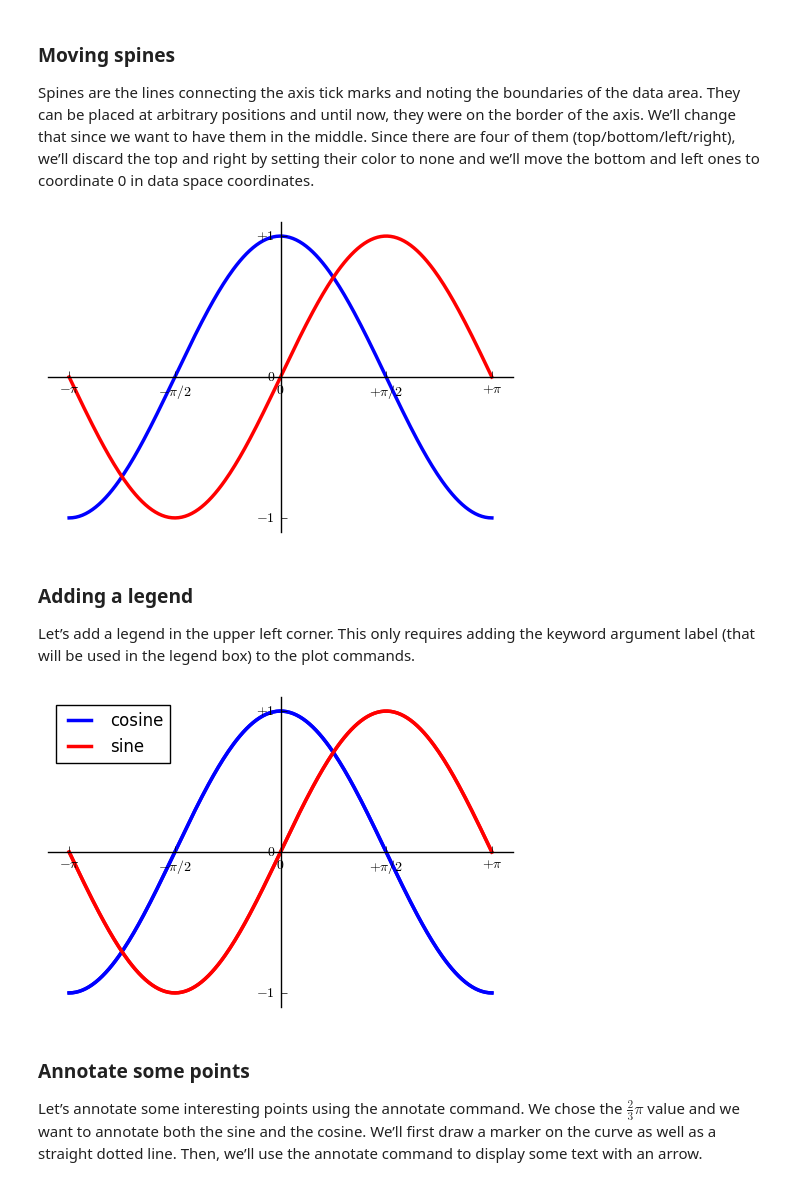
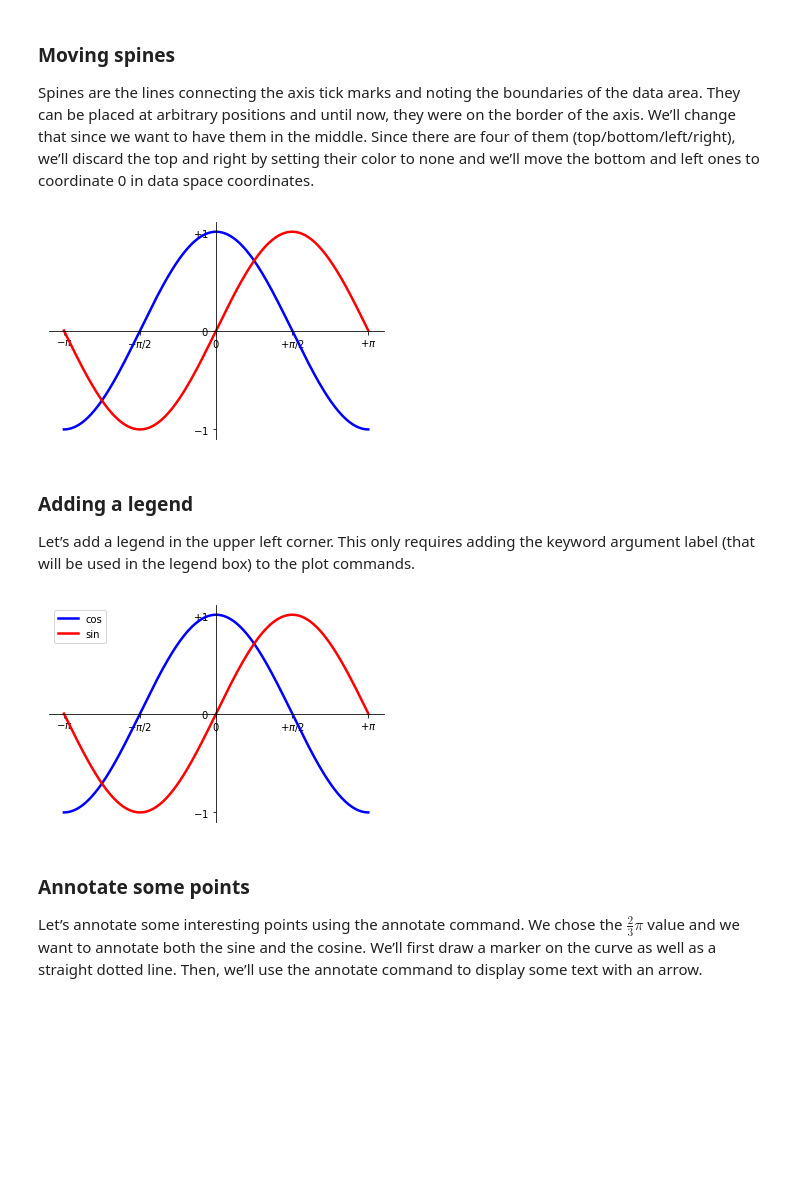
Before and after one commit to milliams/data_analysis_python, a Jupyter notebook: matplotlib.ipynb, the cells around one changed output. Drawn from its saved outputs; the diff is of its cells as text; code cells hidden in the pictures; blank space fills up the shorter version.

```diff
--- a/matplotlib.ipynb
+++ b/matplotlib.ipynb
@@ -57,5 +60,7 @@ Since Pandas is based upon numpy, there is very good integration between matplot
 # %%
-import numpy as np
+X = np.linspace(-np.pi, np.pi, 256, endpoint=True)
+data = {'cos': np.cos(X), 'sin': np.sin(X)}
+trig = DataFrame(index=X, data=data)
 
-X = np.linspace(-np.pi, np.pi, 256, endpoint=True)
-C, S = np.cos(X), np.sin(X)
+trig.plot()
+plt.show()
@@ -150,11 +146,11 @@ plt.show()
 
 Spines are the lines connecting the axis tick marks and noting the boundaries of the data area. They can be placed at arbitrary positions and until now, they were on the border of the axis. We’ll change that since we want to have them in the middle. Since there are four of them (top/bottom/left/right), we’ll discard the top and right by setting their color to none and we’ll move the bottom and left ones to coordinate 0 in data space coordinates.
 # %%
-plt.plot(X, C, color="blue", linewidth=2.5, linestyle="-")
-plt.plot(X, S, color="red",  linewidth=2.5, linestyle="-")
+trig.cos.plot(color="blue", linewidth=2.5, linestyle="-")
+trig.sin.plot(color="red", linewidth=2.5, linestyle="-")
 
-plt.xlim(X.min() * 1.1, X.max() * 1.1)
-plt.ylim(C.min() * 1.1, C.max() * 1.1)
+plt.xlim(trig.index.min() * 1.1, trig.index.max() * 1.1)
+plt.ylim(trig.cos.min() * 1.1, trig.cos.max() * 1.1)
 
 plt.xticks([-np.pi, -np.pi/2, 0, np.pi/2, np.pi])
 plt.yticks([-1, 0, +1])
@@ -177,45 +173,42 @@ ax.spines['left'].set_position(('data',0))
 
 plt.show()
 # %% [output]
-[figure, old version]
+[figure, new version]
 # %% [markdown]
 ### Adding a legend
 
 Let’s add a legend in the upper left corner. This only requires adding the keyword argument label (that will be used in the legend box) to the plot commands.
 # %%
-plt.plot(X, C, color="blue", linewidth=2.5, linestyle="-")
-plt.plot(X, S, color="red",  linewidth=2.5, linestyle="-")
+trig.cos.plot(color="blue", linewidth=2.5, linestyle="-")
+trig.sin.plot(color="red", linewidth=2.5, linestyle="-")
 
-plt.xlim(X.min() * 1.1, X.max() * 1.1)
-plt.ylim(C.min() * 1.1, C.max() * 1.1)
+plt.xlim(trig.index.min() * 1.1, trig.index.max() * 1.1)
+plt.ylim(trig.cos.min() * 1.1, trig.cos.max() * 1.1)
 
 plt.xticks([-np.pi, -np.pi/2, 0, np.pi/2, np.pi])
 plt.yticks([-1, 0, +1])
 
 plt.xticks([-np.pi, -np.pi/2, 0, np.pi/2, np.pi],
            [r'$-\pi$', r'$-\pi/2$', r'$0$', r'$+\pi/2$', r'$+\pi$'])
 
 plt.yticks([-1, 0, +1],
            [r'$-1$', r'$0$', r'$+1$'])
 
 ax = plt.gca()  # gca stands for 'get current axis'
 ax.spines['right'].set_color('none')
 ax.spines['top'].set_color('none')
 ax.xaxis.set_ticks_position('bottom')
 ax.spines['bottom'].set_position(('data',0))
 ax.yaxis.set_ticks_position('left')
 ax.spines['left'].set_position(('data',0))
 
 ### New code
-plt.plot(X, C, color="blue", linewidth=2.5, linestyle="-", label="cosine")
-plt.plot(X, S, color="red",  linewidth=2.5, linestyle="-", label="sine")
-
 plt.legend(loc='upper left')
 ### End of new code
 
 plt.show()
 # %% [output]
-[figure, old version]
+[figure, new version]
 # %% [markdown]
 ### Annotate some points
 
```
Also changed, not shown: parts of 33 cells of this notebook, 5 other files.
